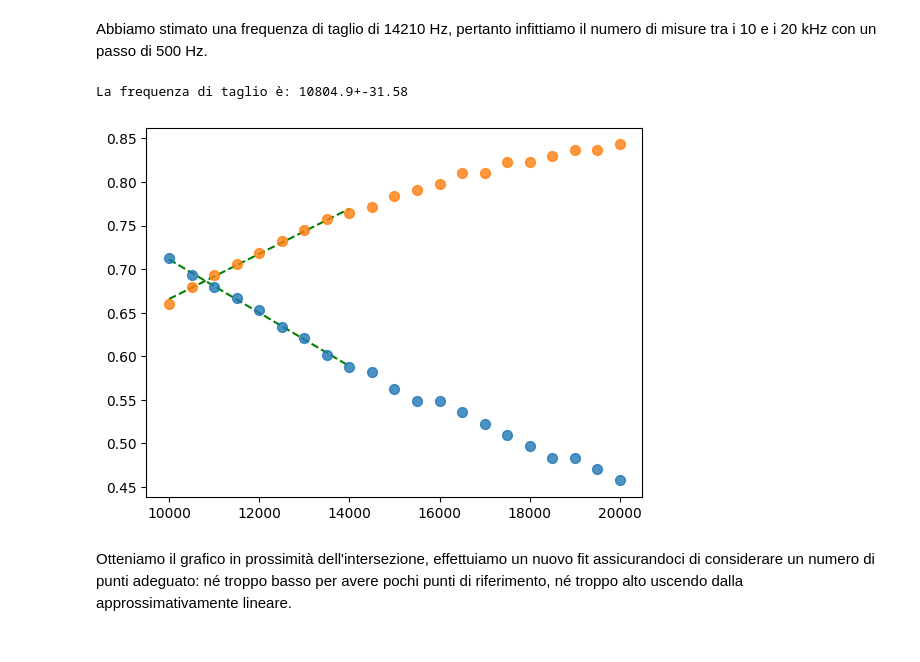
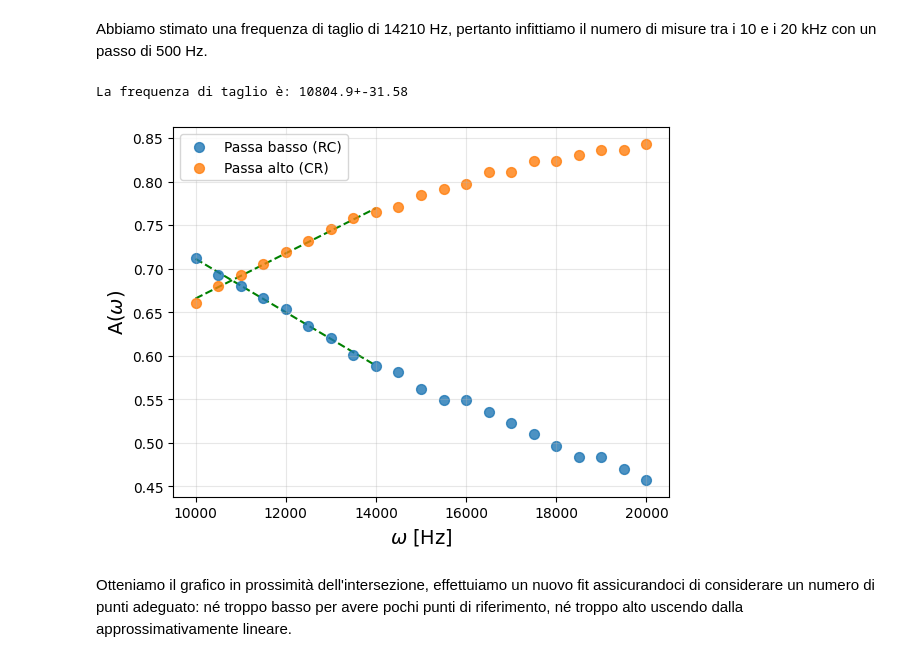
Before and after one commit to felix-anto/lab2, a Jupyter notebook: Terza esperienza/Terza esperienza.ipynb, the cells around one changed output. Cells and saved outputs as stored; diff of their text form; code cells hidden in the pictures.

```diff
--- a/Terza esperienza/Terza esperienza.ipynb
+++ b/Terza esperienza/Terza esperienza.ipynb
@@ -60,37 +60,42 @@ Abbiamo stimato una frequenza di taglio di 14210 Hz, pertanto infittiamo il nume
 # %%
 import pandas as pd
 from math import sqrt
-d1 = pd.read_csv("Passa basso fine.csv")
-d2 = pd.read_csv("Passa alto fine.csv")
+d1 = pd.read_csv("dati/Passa basso fine.csv")
+d2 = pd.read_csv("dati/Passa alto fine.csv")
 
-plt.scatter(d1["freq"], d1["V/V0"], zorder=1, s=50, alpha=0.8)
-plt.scatter(d2["freq"], d2["V/V0"], zorder=1, s=50, alpha=0.8)
+plt.xlabel(r"$\omega$ [Hz]", fontsize=14)
+plt.ylabel(r"A($\omega$)", fontsize=14)
+
+plt.scatter(d1["freq"], d1["V/V0"], zorder=1, s=50, alpha=0.8, label="Passa basso (RC)")
+plt.scatter(d2["freq"], d2["V/V0"], zorder=1, s=50, alpha=0.8, label="Passa alto (CR)")
 w1 = 1/((d1["err V"]/d1["V0"])+(d1["err V"]/d1["Vmis"]))*d1["V/V0"]
 w2 = 1/((d2["err V"]/d2["V0"])+(d2["err V"]/d2["Vmis"]))*d2["V/V0"]
 
 (a1, b1), cov1 = np.polyfit(d1.iloc[0:9]["freq"], d1.iloc[0:9]["V/V0"], 1, w=w1.iloc[0:9], cov=True)
 var_b1 = cov1[1,1]
 var_a1 = cov1[0,0]
 cov_1 = cov1[1,0]
 
 lin = np.linspace(d1.iloc[0:9]["freq"].min(), d1.iloc[0:9]["freq"].max())
 plt.plot(lin, a1*lin+b1, c="g", linestyle="--", zorder=0)
 
 (a2, b2), cov2 = np.polyfit(d2.iloc[0:9]["freq"], d2.iloc[0:9]["V/V0"], 1, w=w2.iloc[0:9], cov=True)
 var_b2 = cov2[1,1]
 var_a2 = cov2[0,0]
 cov_2 = cov2[1,0]
 
 lin = np.linspace(d2.iloc[0:9]["freq"].min(), d2.iloc[0:9]["freq"].max())
 plt.plot(lin, a2*lin+b2, c="g", linestyle="--", zorder=0)
+plt.legend()
+plt.grid(alpha=0.3, zorder=0)
 plt.savefig("freq_taglio.png")
 
 v=(b2-b1)/(a1-a2)
 sigma_v = ((b2-b1)**2/(a1-a2)**4)*(var_a1+var_a2)+(1/(a1-a2)**2)*(var_b1+var_b2)+2*((b2-b1)/(a1-a2)**3)*(cov_1+cov_2)
 print("La frequenza di taglio è: " + str(round(v, 2)) + "+-" + str(round(sqrt(sigma_v), 2)))
 # %% [output]
 La frequenza di taglio è: 10804.9+-31.58
-[figure, old version]
+[figure, new version]
 # %% [markdown]
 Otteniamo il grafico in prossimità dell'intersezione, effettuiamo un nuovo fit assicurandoci di considerare un numero di punti adeguato: né troppo basso per avere pochi punti di riferimento, né troppo alto uscendo dalla approssimativamente lineare.
 # %% [markdown]
```
Also changed, not shown: parts of 2 cells of this notebook, 6 other files.
